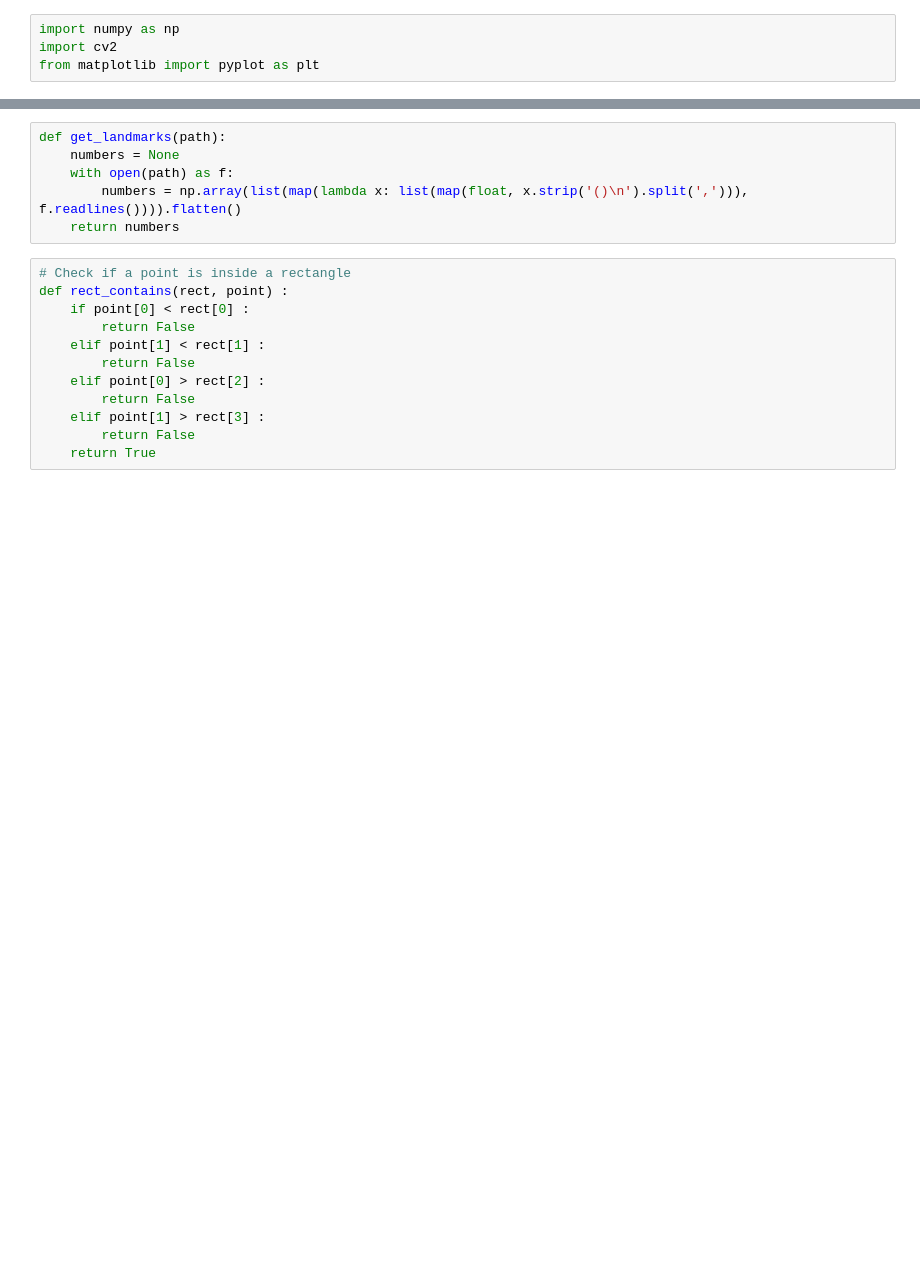
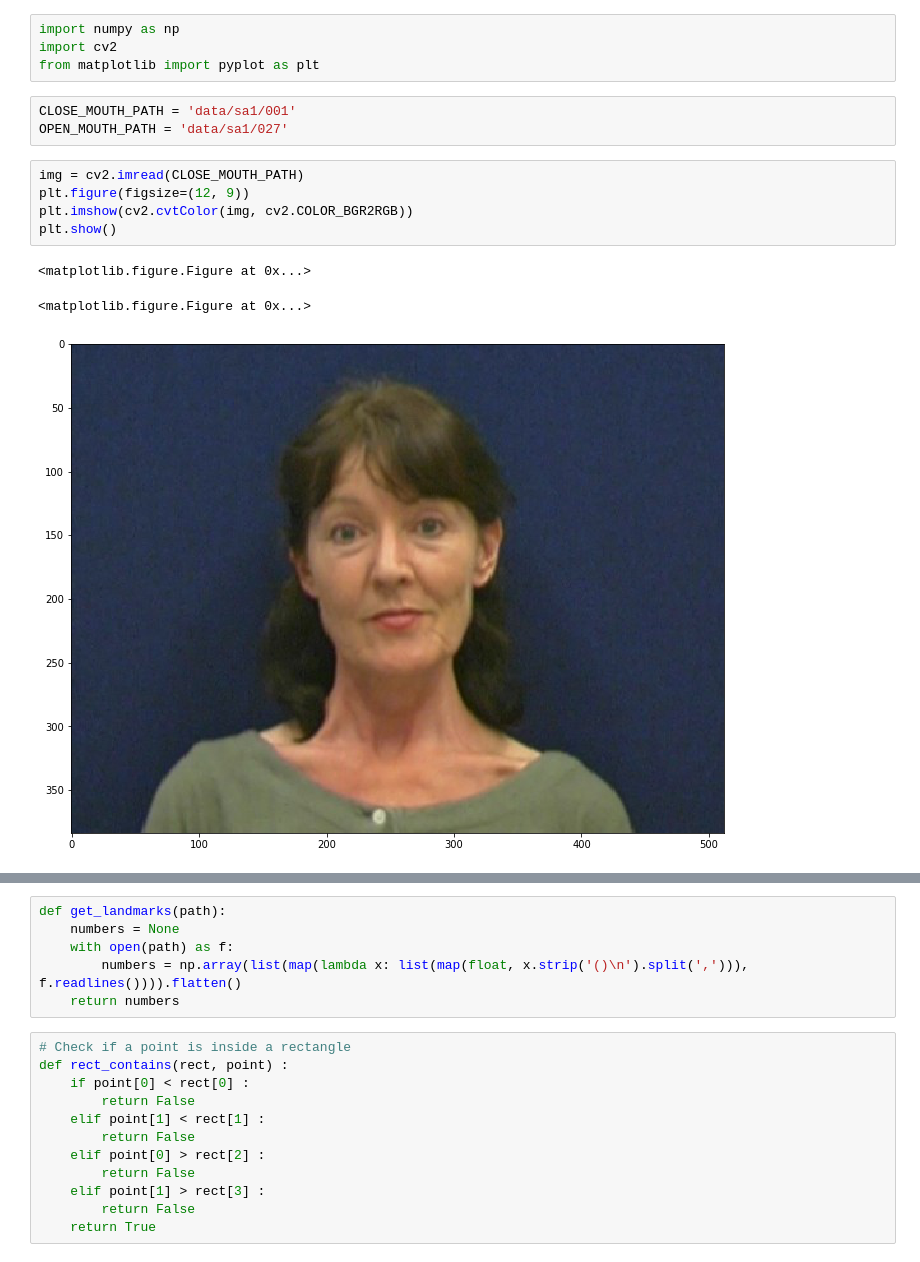
Before and after one commit to chukidadiz/AAM.py, a Jupyter notebook: AAM.ipynb, the cells around one changed output, grey strips where cells are left out. Cells and saved outputs as stored; diff of their text form; blank space fills up the shorter version.

```diff
--- a/AAM.ipynb
+++ b/AAM.ipynb
@@ -2,3 +2,15 @@
 import numpy as np
 import cv2
 from matplotlib import pyplot as plt
+# %%
+CLOSE_MOUTH_PATH = 'data/sa1/001'
+OPEN_MOUTH_PATH = 'data/sa1/027'
+# %%
+img = cv2.imread(CLOSE_MOUTH_PATH)
+plt.figure(figsize=(12, 9))
+plt.imshow(cv2.cvtColor(img, cv2.COLOR_BGR2RGB))
+plt.show()
+# %% [output]
+<matplotlib.figure.Figure at 0x...>
+<matplotlib.figure.Figure at 0x...>
+[figure, added]
```
Also changed, not shown: parts of 8 cells of this notebook.
